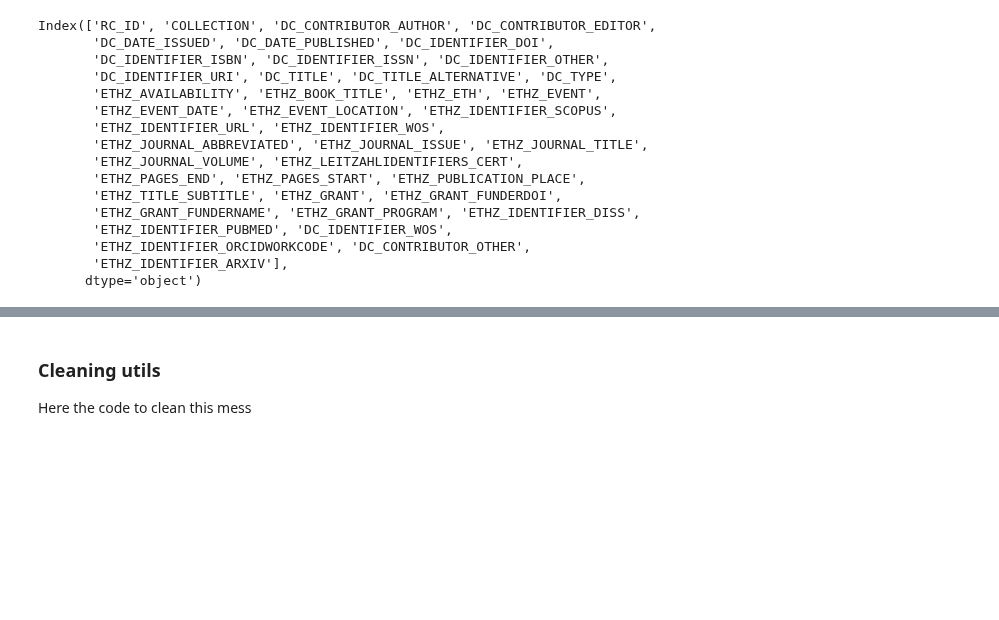
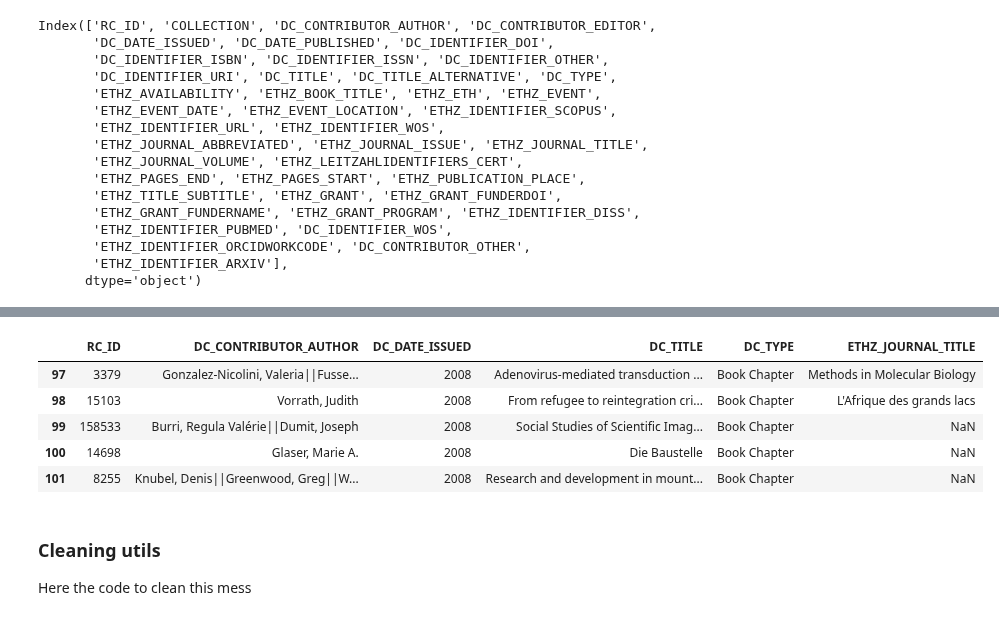
Before and after one commit to GiuliaLanzillotta/ETH_SEARCH, a Jupyter notebook: Data exploration.ipynb, the cells around one changed output, grey strips where cells are left out. Saved outputs shown, nothing was run; the diff lists cells and outputs as text; code cells hidden in the pictures; blank space fills up the shorter version.

```diff
--- a/Data exploration.ipynb
+++ b/Data exploration.ipynb
@@ -38,3 +41,7 @@ rcp.head(10)
 | 8 | 248649 | NaN | Frisch, Max | de Vin, Daniel||Obschlager, Walter | 2008 | NaN | ... |
 | 9 | 197388 | NaN | NaN | Selin, Helaine | 2008 | NaN | ... |
 10 rows × 42 columns
+# %%
+rcp_tf= rcp.loc[(rcp["DC_TYPE"] == "Journal Article")|(rcp["DC_TYPE"] == "Conference Paper")|
+        (rcp["DC_TYPE"] =="Other Conference Item")|
+        (rcp["DC_TYPE"] =="Book Chapter"),:]
@@ -120,3 +205,13 @@ dtype: int64
+# %%
+rcp_ff = rcp_tf[["RC_ID","DC_CONTRIBUTOR_AUTHOR","DC_DATE_ISSUED","DC_TITLE","DC_TYPE","ETHZ_JOURNAL_TITLE"]]
+rcp_ff.head()
+# %% [output]
+|  | RC_ID | DC_CONTRIBUTOR_AUTHOR | DC_DATE_ISSUED | DC_TITLE | DC_TYPE | ETHZ_JOURNAL_TITLE |
+| 97 | 3379 | Gonzalez-Nicolini, Valeria||Fusse... | 2008 | Adenovirus-mediated transduction ... | Book Chapter | Methods in Molecular Biology |
+| 98 | 15103 | Vorrath, Judith | 2008 | From refugee to reintegration cri... | Book Chapter | L'Afrique des grands lacs |
+| 99 | 158533 | Burri, Regula Valérie||Dumit, Joseph | 2008 | Social Studies of Scientific Imag... | Book Chapter | NaN |
+| 100 | 14698 | Glaser, Marie A. | 2008 | Die Baustelle | Book Chapter | NaN |
+| 101 | 8255 | Knubel, Denis||Greenwood, Greg||W... | 2008 | Research and development in mount... | Book Chapter | NaN |
 # %% [markdown]
 ### Cleaning utils
 Here the code to clean this mess
```
Also changed, not shown: parts of 34 cells of this notebook.
